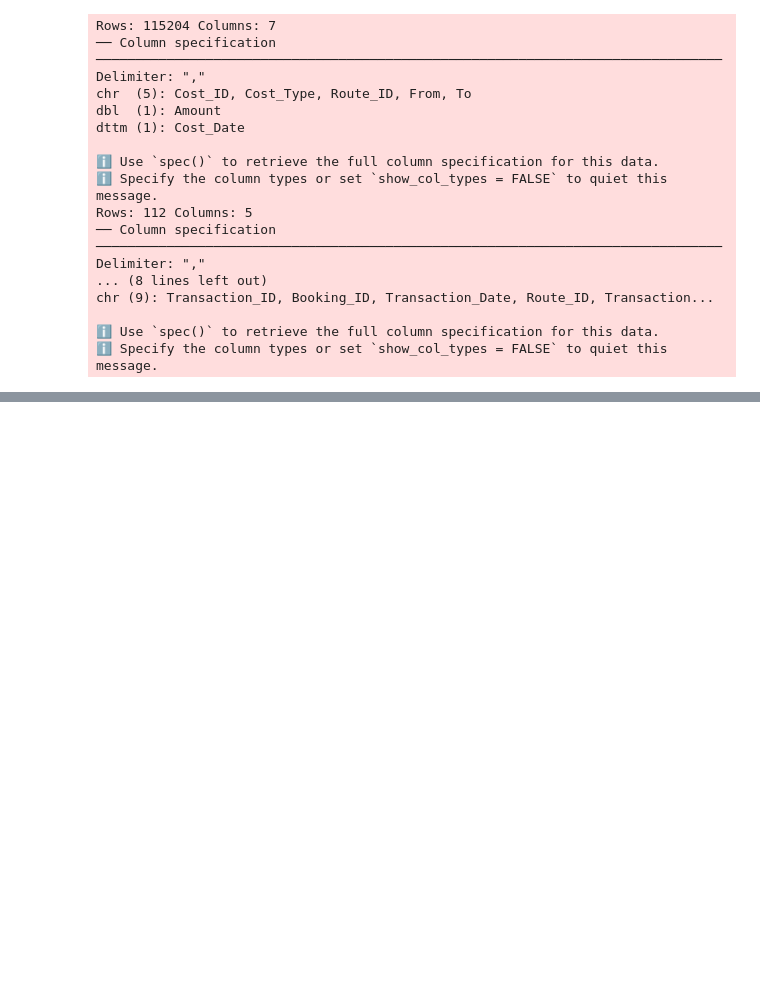
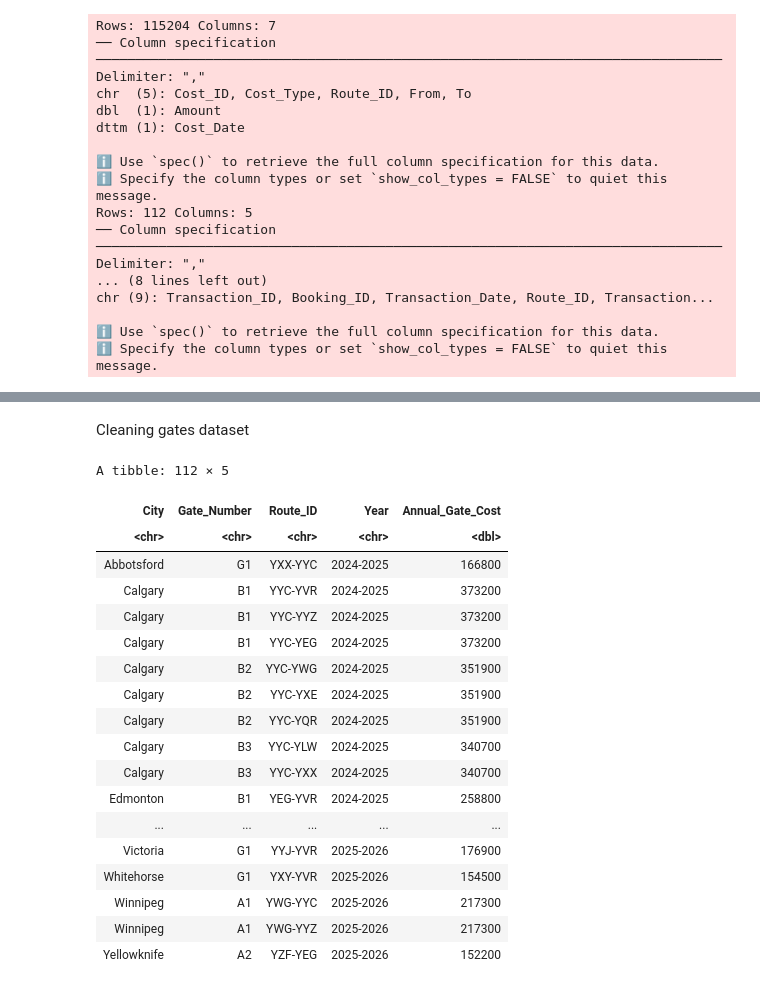
Before and after one commit to annhuynhh/thecontrolgroup_firstbyte, a Jupyter notebook: Project.ipynb, the cells around one changed output, grey strips where cells are left out. Saved outputs shown, nothing was run; the diff lists cells and outputs as text; code cells hidden in the pictures; blank space fills up the shorter version.

```diff
--- a/Project.ipynb
+++ b/Project.ipynb
@@ -77,0 +101,30 @@ A tibble: 6 × 9
+# %% [markdown]
+Cleaning gates dataset
+# %%
+gates <- gates |>
+    mutate(Route_ID = toupper(Route_ID))
+first <- str_extract(gates$Route_ID, "[A-Z]{3}")
+second <- str_extract(gates$Route_ID, "[A-Z]{3}$")
+combined <- paste0(first, '-', second)
+gates$Route_ID = combined
+gates
+# %% [output]
+A tibble: 112 × 5
+| City | Gate_Number | Route_ID | Year | Annual_Gate_Cost |
+| <chr> | <chr> | <chr> | <chr> | <dbl> |
+| Abbotsford | G1 | YXX-YYC | 2024-2025 | 166800 |
+| Calgary | B1 | YYC-YVR | 2024-2025 | 373200 |
+| Calgary | B1 | YYC-YYZ | 2024-2025 | 373200 |
+| Calgary | B1 | YYC-YEG | 2024-2025 | 373200 |
+| Calgary | B2 | YYC-YWG | 2024-2025 | 351900 |
+| Calgary | B2 | YYC-YXE | 2024-2025 | 351900 |
+| Calgary | B2 | YYC-YQR | 2024-2025 | 351900 |
+| Calgary | B3 | YYC-YLW | 2024-2025 | 340700 |
+| Calgary | B3 | YYC-YXX | 2024-2025 | 340700 |
+| Edmonton | B1 | YEG-YVR | 2024-2025 | 258800 |
+| ... | ... | ... | ... | ... |
+| Victoria | G1 | YYJ-YVR | 2025-2026 | 176900 |
+| Whitehorse | G1 | YXY-YVR | 2025-2026 | 154500 |
+| Winnipeg | A1 | YWG-YYC | 2025-2026 | 217300 |
+| Winnipeg | A1 | YWG-YYZ | 2025-2026 | 217300 |
+| Yellowknife | A2 | YZF-YEG | 2025-2026 | 152200 |
```
Also changed, not shown: parts of 5 cells of this notebook.
